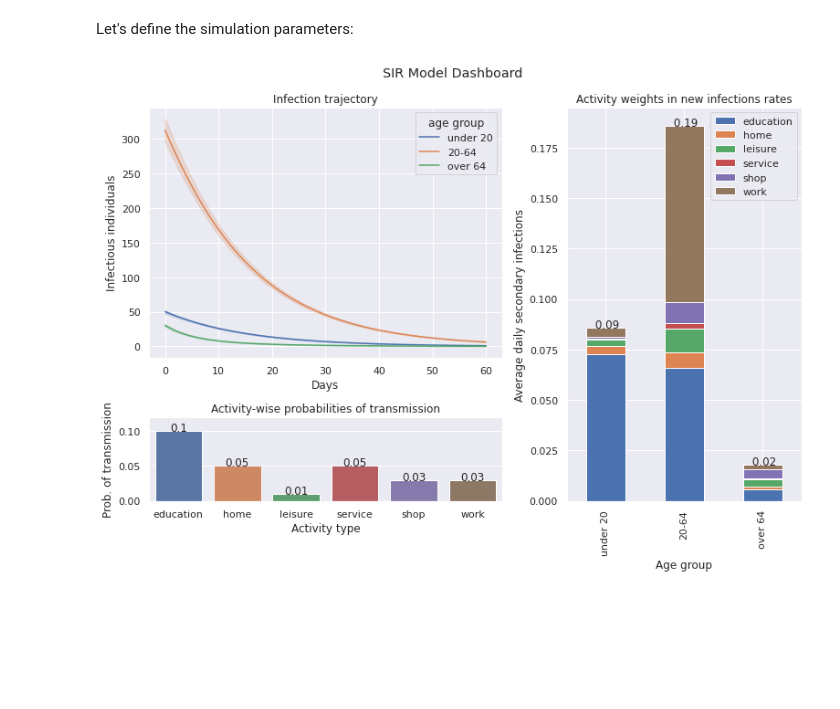
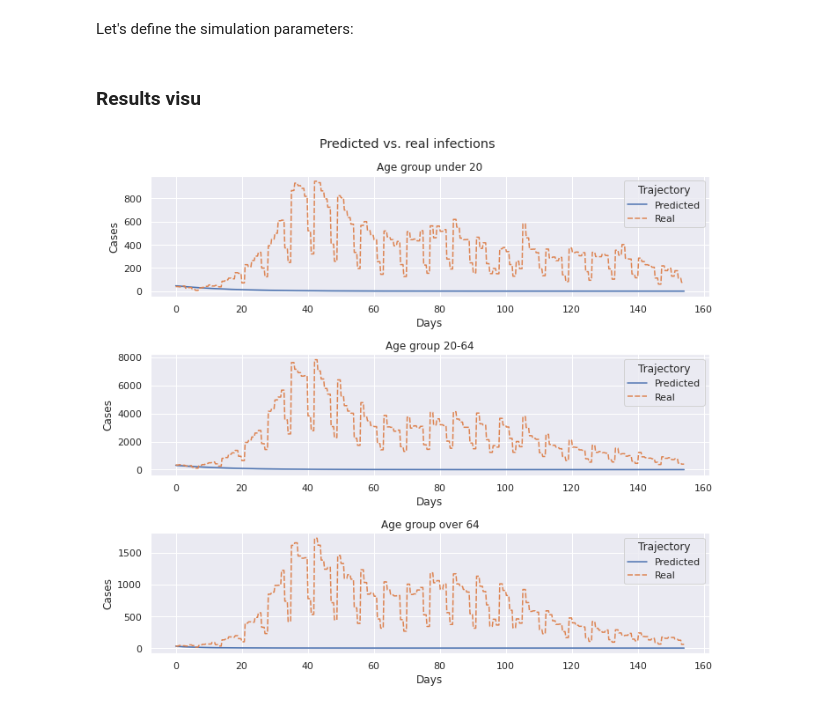
Before and after one commit to dauvillc/covid-19-switzerland, a Jupyter notebook: scripts/calibration.ipynb, the cells around one changed output. Saved outputs shown, nothing was run; the diff lists cells and outputs as text; code cells hidden in the pictures; blank space fills up the shorter version.

Commit message:
Model run

```diff
--- a/scripts/calibration.ipynb
+++ b/scripts/calibration.ipynb
@@ -148,0 +154,7 @@ weekly_cases.head()
+# %%
+daily_cases = foph_data.groupby('age group').resample(pd.offsets.Day(), on="date").count().rename({'date': 'cases'}, axis=1)['cases'].reset_index()
+# Pivots the table to have a column for each age group, and the date as the index
+daily_cases = daily_cases.pivot(index='date', columns='age group', values='cases').fillna(0)
+# Adds a last column containing the overall cases
+daily_cases['overall'] = daily_cases.sum(axis=1)
+daily_cases.head()
@@ -214,8 +234,9 @@ waves_initial_infections
 From now on, we'll work with a single wave to calibrate the model.
 # %%
 # Choose: 1, 2 or 3
-wave = 1
-initial_infections = waves_initial_infections[wave]
+wave = 2
+wave_start, wave_end = waves[wave - 1]
+initial_infections = waves_initial_infections[wave - 1]
 # %% [markdown]
 ### Initial state
 The state is represented by a matrix of shape $(N_{age\ groups}, 3)$ whose columns are the number of Susceptible, Infectious and Recovered people respectively.
@@ -242,0 +266,8 @@ print(initial_state_func().astype(int))
+# %%
+# The real trajectory is the daily cases of the current wave
+wave_daily_cases = daily_cases[(daily_cases.index >= wave_start) & (daily_cases.index <= wave_end)]
+# Excludes the overall cases
+real_data = wave_daily_cases.drop('overall', axis=1)
+# The model expects them under the format (number of agr groups, duration), so we need to transpose the
+# data:
+real_data = np.array(real_data).T
@@ -256,9 +289,11 @@ day_eval_freq = 4
 runs = 10
 # %%
 results = model.solve(days, initial_state_func, day_eval_freq=day_eval_freq, runs=runs)
+# %% [markdown]
+### Results visu
 # %%
-fig = model.dashboard()
-savefig('dashboard.png')
-fig.show()
+fig = model.plot_fit(real_data)
+savefig('comparison_fit.png')
+plt.show()
 # %% [output]
-[figure, old version]
+[figure, new version]
```
Also changed, not shown: parts of 8 cells of this notebook.
